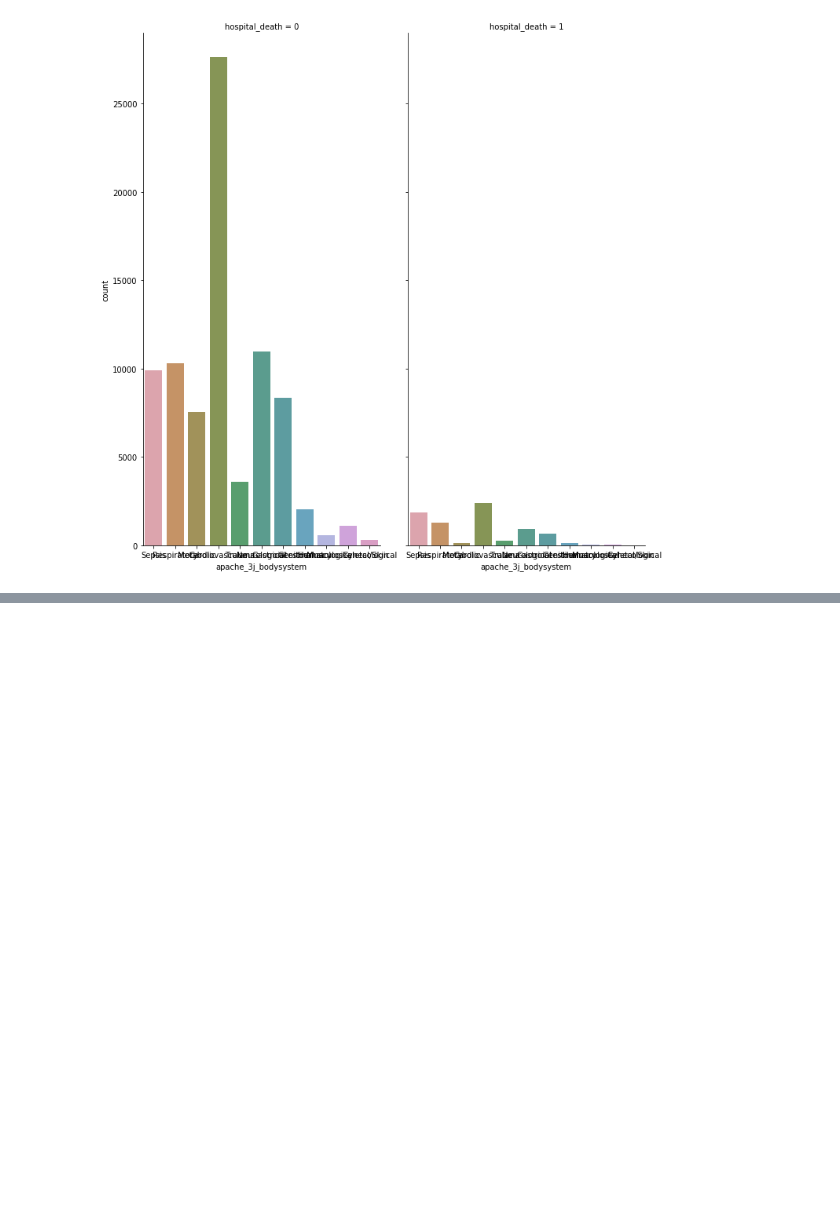
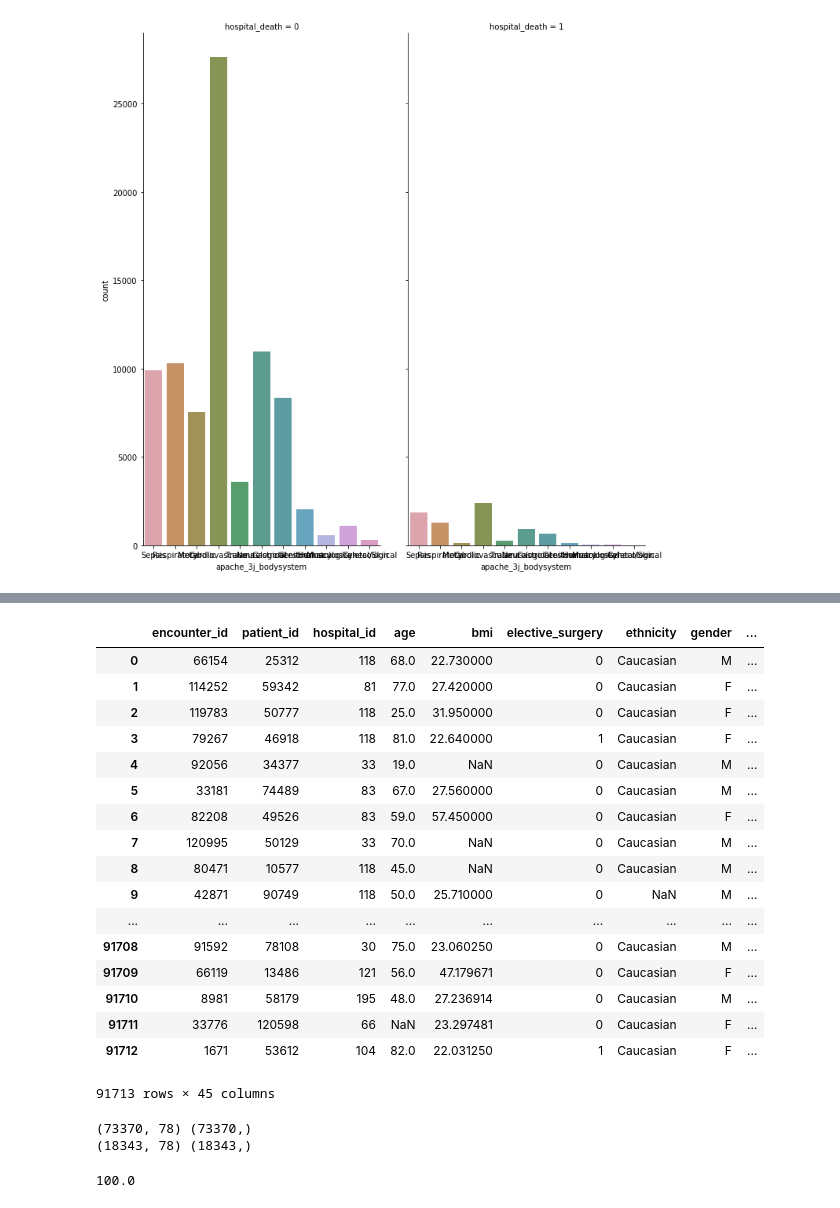
Before and after one commit to vivianah/wids-predict-patient-survival, a Jupyter notebook: notebooks/200206-vh-initial-eda.ipynb, the cells around one changed output, grey strips where cells are left out. Drawn from its saved outputs; the diff is of its cells as text; code cells hidden in the pictures; blank space fills up the shorter version.

```diff
--- a/notebooks/200206-vh-initial-eda.ipynb
+++ b/notebooks/200206-vh-initial-eda.ipynb
@@ -241,0 +330,24 @@ pt_df_ap.corr()['hospital_death'].
+# %%
+# run a random forest - feature importance
+df1 = pt_df_ap.drop('hospital_death', axis = 1)
+y = pt_df_ap['hospital_death']
+df1
+# %% [output]
+|  | encounter_id | patient_id | hospital_id | age | bmi | elective_surgery | ethnicity | gender | ... |
+| 0 | 66154 | 25312 | 118 | 68.0 | 22.730000 | 0 | Caucasian | M | ... |
+| 1 | 114252 | 59342 | 81 | 77.0 | 27.420000 | 0 | Caucasian | F | ... |
+| 2 | 119783 | 50777 | 118 | 25.0 | 31.950000 | 0 | Caucasian | F | ... |
+| 3 | 79267 | 46918 | 118 | 81.0 | 22.640000 | 1 | Caucasian | F | ... |
+| 4 | 92056 | 34377 | 33 | 19.0 | NaN | 0 | Caucasian | M | ... |
+| 5 | 33181 | 74489 | 83 | 67.0 | 27.560000 | 0 | Caucasian | M | ... |
+| 6 | 82208 | 49526 | 83 | 59.0 | 57.450000 | 0 | Caucasian | F | ... |
+| 7 | 120995 | 50129 | 33 | 70.0 | NaN | 0 | Caucasian | M | ... |
+| 8 | 80471 | 10577 | 118 | 45.0 | NaN | 0 | Caucasian | M | ... |
+| 9 | 42871 | 90749 | 118 | 50.0 | 25.710000 | 0 | NaN | M | ... |
+| ... | ... | ... | ... | ... | ... | ... | ... | ... | ... |
+| 91708 | 91592 | 78108 | 30 | 75.0 | 23.060250 | 0 | Caucasian | M | ... |
+| 91709 | 66119 | 13486 | 121 | 56.0 | 47.179671 | 0 | Caucasian | F | ... |
+| 91710 | 8981 | 58179 | 195 | 48.0 | 27.236914 | 0 | Caucasian | M | ... |
+| 91711 | 33776 | 120598 | 66 | NaN | 23.297481 | 0 | Caucasian | F | ... |
+| 91712 | 1671 | 53612 | 104 | 82.0 | 22.031250 | 1 | Caucasian | F | ... |
+91713 rows × 45 columns
@@ -241,0 +357,19 @@ pt_df_ap.corr()['hospital_death'].
+# %%
+# create training and testing vars
+X_train, X_test, Y_train, Y_test = train_test_split(df1, y, test_size=0.2)
+print(X_train.shape, Y_train.shape)
+print(X_test.shape, Y_test.shape)
+# %% [output]
+(73370, 78) (73370,)
+(18343, 78) (18343,)
+# %%
+random_forest = RandomForestClassifier(n_estimators=100)
+random_forest.fit(X_train, Y_train)
+
+Y_prediction = random_forest.predict(X_test)
+
+random_forest.score(X_train, Y_train)
+acc_random_forest = round(random_forest.score(X_train, Y_train) * 100, 2)
+acc_random_forest
+# %% [output]
+100.0
```
Also changed, not shown: parts of 66 cells of this notebook, 1 other file.
